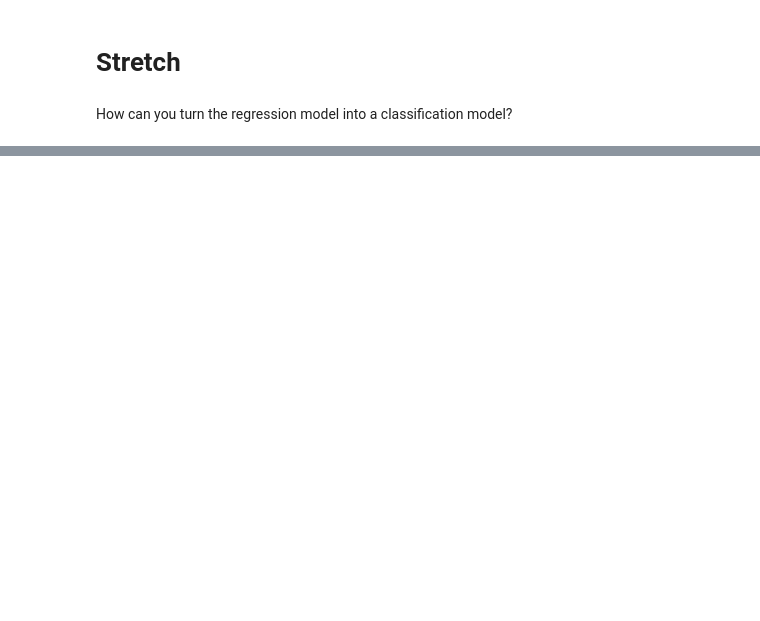
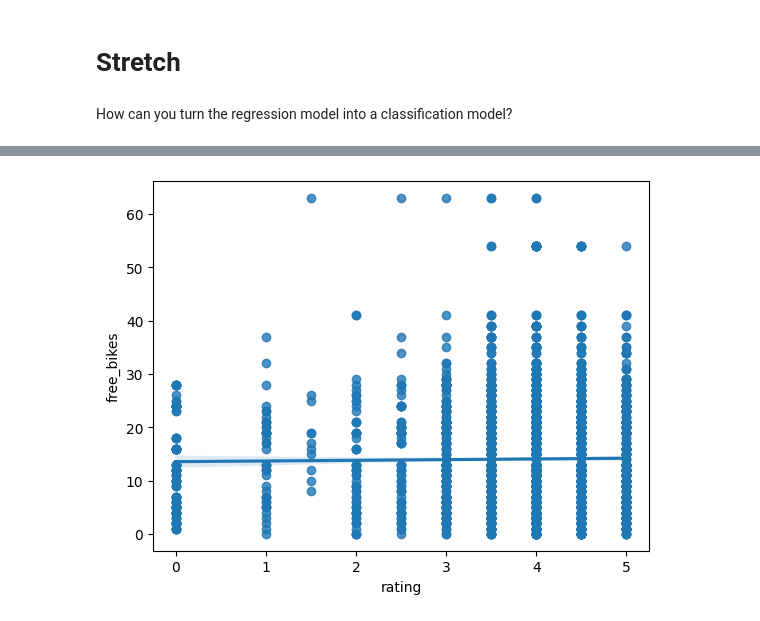
Before and after one commit to Brittanysacha/Statistical-Modelling-of-CityBike-Locations-and-Points-of-Interest-in-London, a Jupyter notebook: notebooks/model_building.ipynb, the cells around one changed output, grey strips where cells are left out. Cells and saved outputs as stored; diff of their text form; code cells hidden in the pictures; blank space fills up the shorter version.

```diff
--- a/notebooks/model_building.ipynb
+++ b/notebooks/model_building.ipynb
@@ -47,0 +70,9 @@ How can you turn the regression model into a classification model?
+# %%
+import seaborn as sns
+import matplotlib.pyplot as plt
+
+# Plot the regression line
+sns.regplot(x='rating', y='free_bikes', data= yelp_citybikes_df)
+plt.show()
+# %% [output]
+[figure, added]
```
Also changed, not shown: parts of 13 cells of this notebook, 5 other files.
